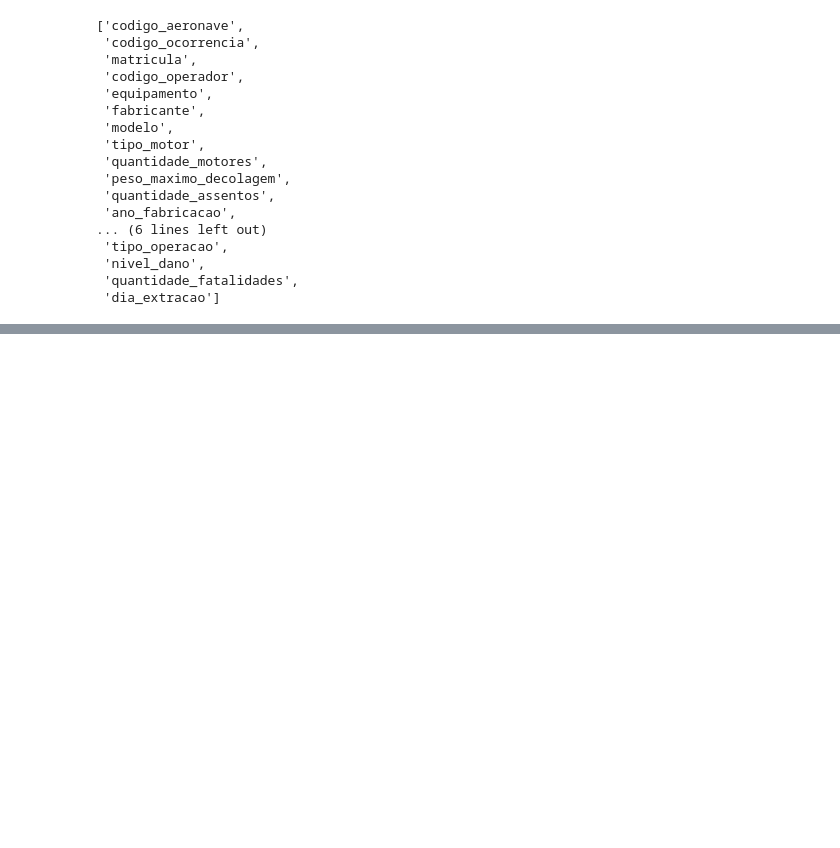
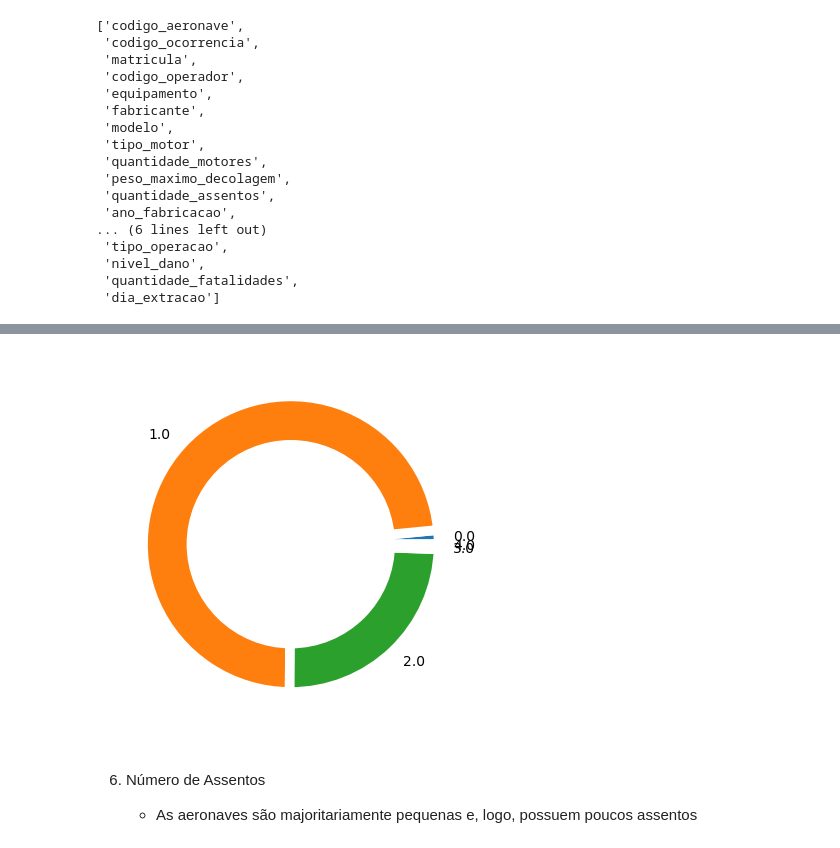
Before and after one commit to larissasayurifutino/brazil-flights-events, a Jupyter notebook: src/descritivas_LarissaSayuriSantos.ipynb, the cells around one changed output, grey strips where cells are left out. Cells and saved outputs as stored; diff of their text form; code cells hidden in the pictures; blank space fills up the shorter version.

Commit message:
Adicionando gráficos e métricas p Analise descritivas para base de aeronaves.

```diff
--- a/src/descritivas_LarissaSayuriSantos.ipynb
+++ b/src/descritivas_LarissaSayuriSantos.ipynb
@@ -921,7 +697,0 @@ Name: quantidade_assentos, dtype: float64
-# %%
-# Vou criar minhas próprias categorias
-aeronave['quant_assentos_categ'] = pd.cut(aeronave['quantidade_assentos'],
-                                     bins = [0, 1, 2, 5, 10, 50, 100, 200, 400])
-df_quant_assentos_categ = aeronave[['quant_assentos_categ']].value_counts().sort_index().to_frame()
-#df_quant_assentos_categ = df_quant_assentos_categ.rename(columns = {'0': 'freq'})
-df_quant_assentos_categ
@@ -1149,0 +894,5 @@ ocorr_aero.head()
+# %%
+quant_mot = aeronave.groupby(['quantidade_motores']).agg(num_ocorr = ('codigo_ocorrencia', pd.Series.nunique)).sort_index()
+quant_mot.reset_index(inplace = True)
+quant_mot['perc'] = quant_mot['num_ocorr']/sum(quant_mot['num_ocorr'])
+quant_mot
@@ -1149,0 +906,18 @@ ocorr_aero.head()
+# %%
+# Create a pieplot
+plt.pie(quant_mot['num_ocorr'],
+        labels = quant_mot['quantidade_motores'],
+        wedgeprops = { 'linewidth' : 7, 'edgecolor' : 'white' })
+
+# add a circle at the center to transform it in a donut chart
+my_circle=plt.Circle( (0,0), 0.7, color='white')
+p=plt.gcf()
+p.gca().add_artist(my_circle)
+
+plt.show()
+# %% [output]
+[figure, added]
+# %% [markdown]
+6. Número de Assentos
+
+    * As aeronaves são majoritariamente pequenas e, logo, possuem poucos assentos
```
Also changed, not shown: parts of 94 cells of this notebook.
